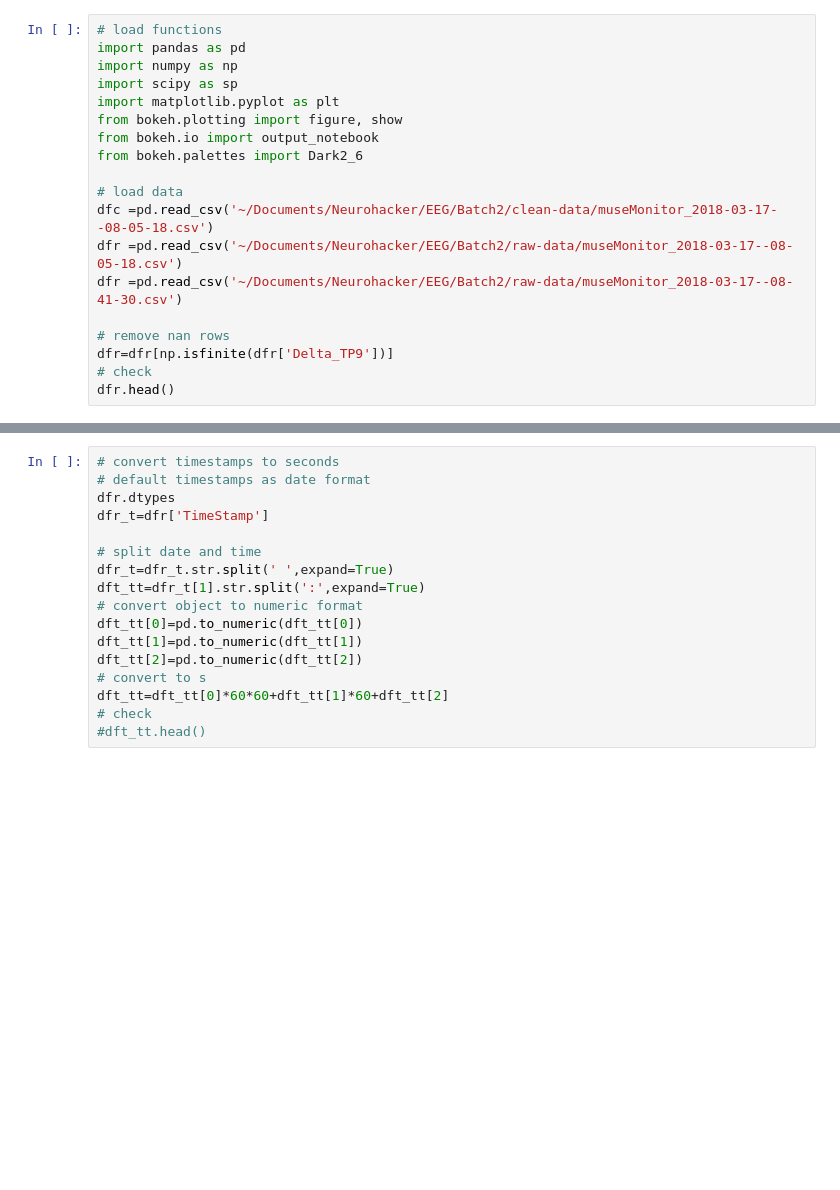
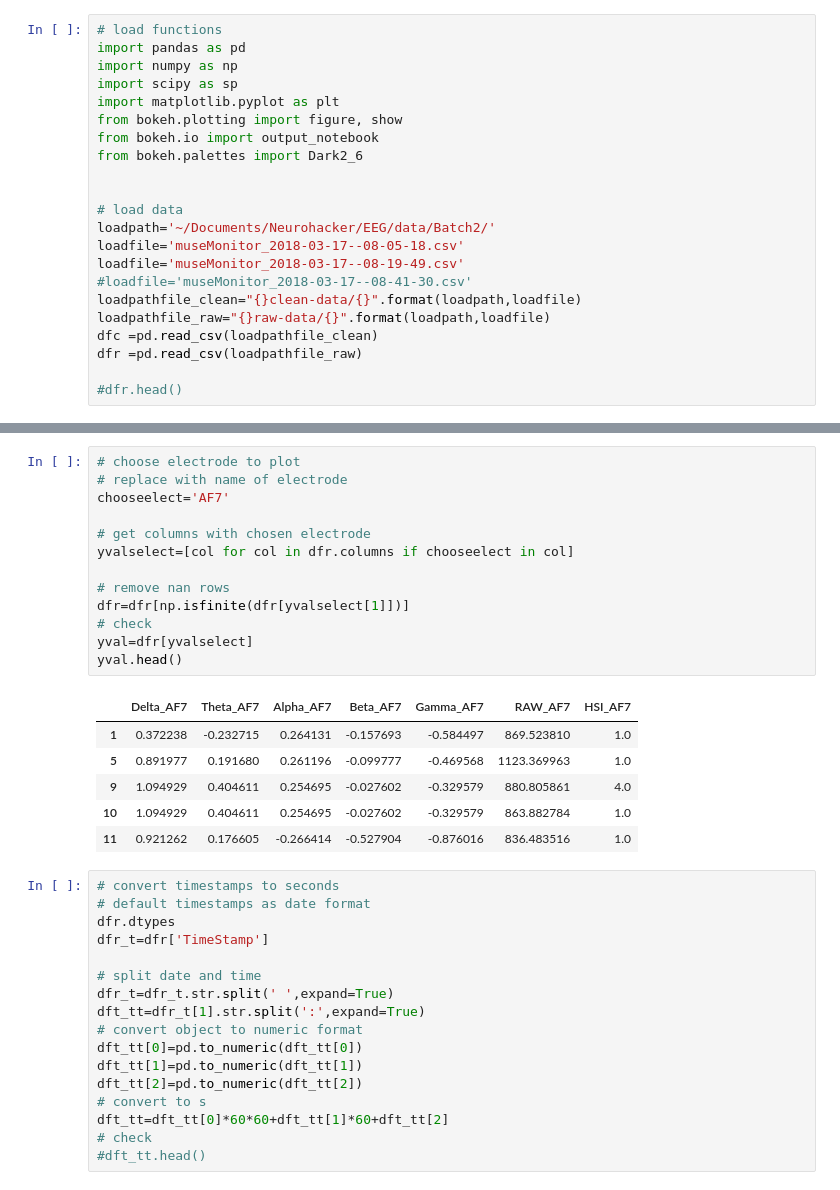
Before and after one commit to Zeleon/EEGprocessing, a Jupyter notebook: Zeleon_PlotEEG.ipynb, the cells around one changed output, grey strips where cells are left out. Saved outputs shown, nothing was run; the diff lists cells and outputs as text; blank space fills up the shorter version.

```diff
--- a/Zeleon_PlotEEG.ipynb
+++ b/Zeleon_PlotEEG.ipynb
@@ -8,12 +8,15 @@ from bokeh.plotting import figure, show
 from bokeh.io import output_notebook
 from bokeh.palettes import Dark2_6
 
+
 # load data
-dfc =pd.read_csv('~/Documents/Neurohacker/EEG/Batch2/clean-data/museMonitor_2018-03-17--08-05-18.csv')
-dfr =pd.read_csv('~/Documents/Neurohacker/EEG/Batch2/raw-data/museMonitor_2018-03-17--08-05-18.csv')
-dfr =pd.read_csv('~/Documents/Neurohacker/EEG/Batch2/raw-data/museMonitor_2018-03-17--08-41-30.csv')
+loadpath='~/Documents/Neurohacker/EEG/data/Batch2/'
+loadfile='museMonitor_2018-03-17--08-05-18.csv'
+loadfile='museMonitor_2018-03-17--08-19-49.csv'
+#loadfile='museMonitor_2018-03-17--08-41-30.csv'
+loadpathfile_clean="{}clean-data/{}".format(loadpath,loadfile)
+loadpathfile_raw="{}raw-data/{}".format(loadpath,loadfile)
+dfc =pd.read_csv(loadpathfile_clean)
+dfr =pd.read_csv(loadpathfile_raw)
 
-# remove nan rows
-dfr=dfr[np.isfinite(dfr['Delta_TP9'])]
-# check
-dfr.head()
+#dfr.head()
@@ -28,3 +23,23 @@ dfr.head()
+# %%
+# choose electrode to plot
+# replace with name of electrode
+chooseelect='AF7'
+
+# get columns with chosen electrode
+yvalselect=[col for col in dfr.columns if chooseelect in col]
+
+# remove nan rows
+dfr=dfr[np.isfinite(dfr[yvalselect[1]])]
+# check
+yval=dfr[yvalselect]
+yval.head()
+# %% [output]
+|  | Delta_AF7 | Theta_AF7 | Alpha_AF7 | Beta_AF7 | Gamma_AF7 | RAW_AF7 | HSI_AF7 |
+| 1 | 0.372238 | -0.232715 | 0.264131 | -0.157693 | -0.584497 | 869.523810 | 1.0 |
+| 5 | 0.891977 | 0.191680 | 0.261196 | -0.099777 | -0.469568 | 1123.369963 | 1.0 |
+| 9 | 1.094929 | 0.404611 | 0.254695 | -0.027602 | -0.329579 | 880.805861 | 4.0 |
+| 10 | 1.094929 | 0.404611 | 0.254695 | -0.027602 | -0.329579 | 863.882784 | 1.0 |
+| 11 | 0.921262 | 0.176605 | -0.266414 | -0.527904 | -0.876016 | 836.483516 | 1.0 |
 # %%
 # convert timestamps to seconds
 # default timestamps as date format
```
Also changed, not shown: parts of 5 cells of this notebook.
